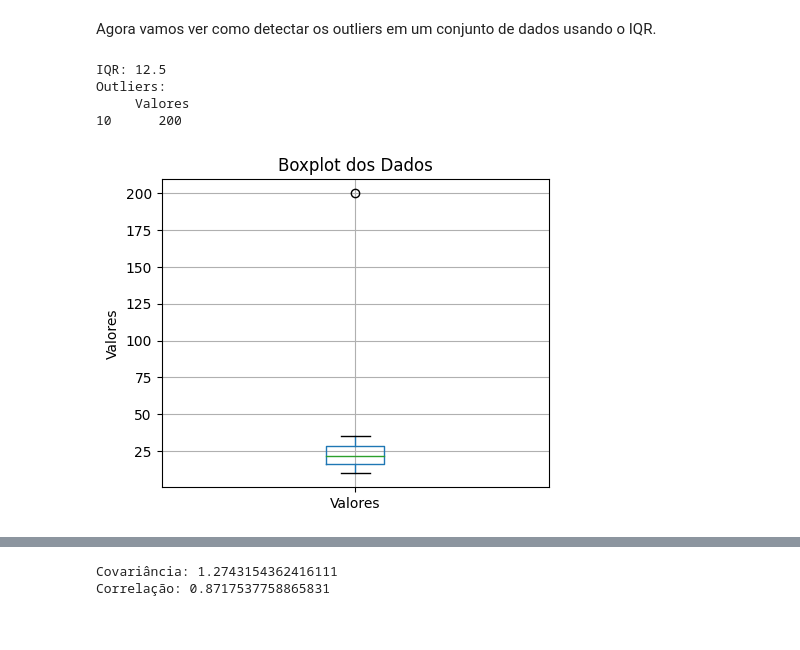
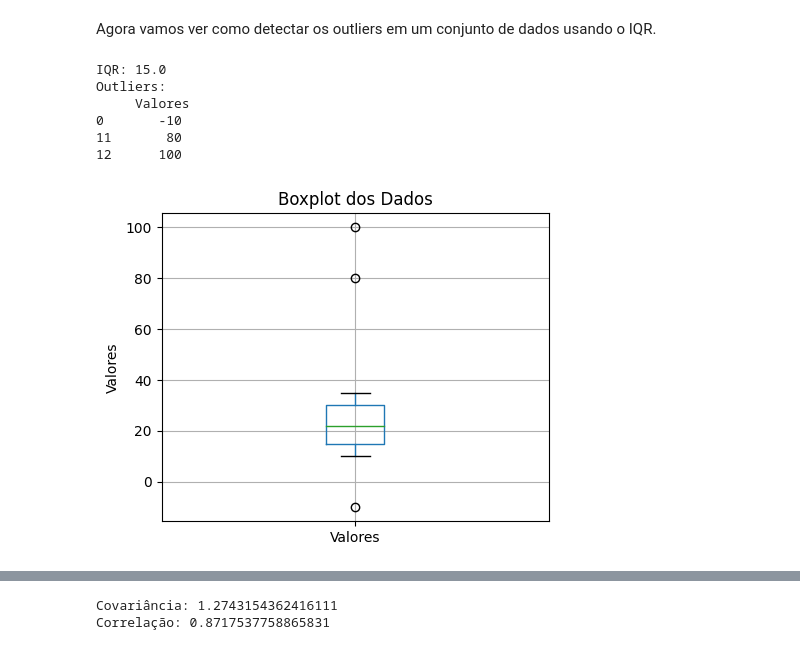
Before and after one commit to vnikoofard/Introduction-to-Data-Science, a Jupyter notebook: 08-Estatistica/1-Estatistica Descritiva/1-Estatistica Descritiva no Python.ipynb, the cells around one changed output, grey strips where cells are left out. Cells and saved outputs as stored; diff of their text form; code cells hidden in the pictures.

```diff
--- a/08-Estatistica/1-Estatistica Descritiva/1-Estatistica Descritiva no Python.ipynb
+++ b/08-Estatistica/1-Estatistica Descritiva/1-Estatistica Descritiva no Python.ipynb
@@ -252,41 +272,43 @@ import pandas as pd
 import matplotlib.pyplot as plt
 
 # Exemplo de conjunto de dados
-dados = [10, 12, 15, 17, 20, 22, 25, 27, 30, 35, 200]
+dados = [-10, 10, 12, 15, 17, 20, 22, 25, 27, 30, 35, 80, 100]
 
 # Criar DataFrame a partir dos dados
 df = pd.DataFrame(dados, columns=['Valores'])
 
 # Calcular IQR
 iqr = df['Valores'].quantile(0.75) - df['Valores'].quantile(0.25)
 
 # Calcular limites para outliers
 limite_inferior = df['Valores'].quantile(0.25) - 1.5 * iqr
 limite_superior = df['Valores'].quantile(0.75) + 1.5 * iqr
 
 # Identificar outliers
 outliers = df[(df['Valores'] < limite_inferior) | (df['Valores'] > limite_superior)]
 
 # Imprimir IQR e outliers
 print("IQR:", iqr)
 print("Outliers:\n", outliers)
 
 # Plotar gráfico de boxplot
 plt.figure(figsize=(5, 4))
 df.boxplot(column='Valores')
 
 # Configurar título e rótulo do gráfico
 plt.title('Boxplot dos Dados')
 plt.ylabel('Valores')
 
 # Exibir o gráfico
 plt.show()
 # %% [output]
-IQR: 12.5
+IQR: 15.0
 Outliers:
      Valores
-10      200
+0       -10
+11       80
+12      100
-[figure, old version]
+[figure, new version]
 # %% [markdown]
 ## Correlação e Covariância
 
```
Also changed, not shown: parts of 12 cells of this notebook, 1 other file.
